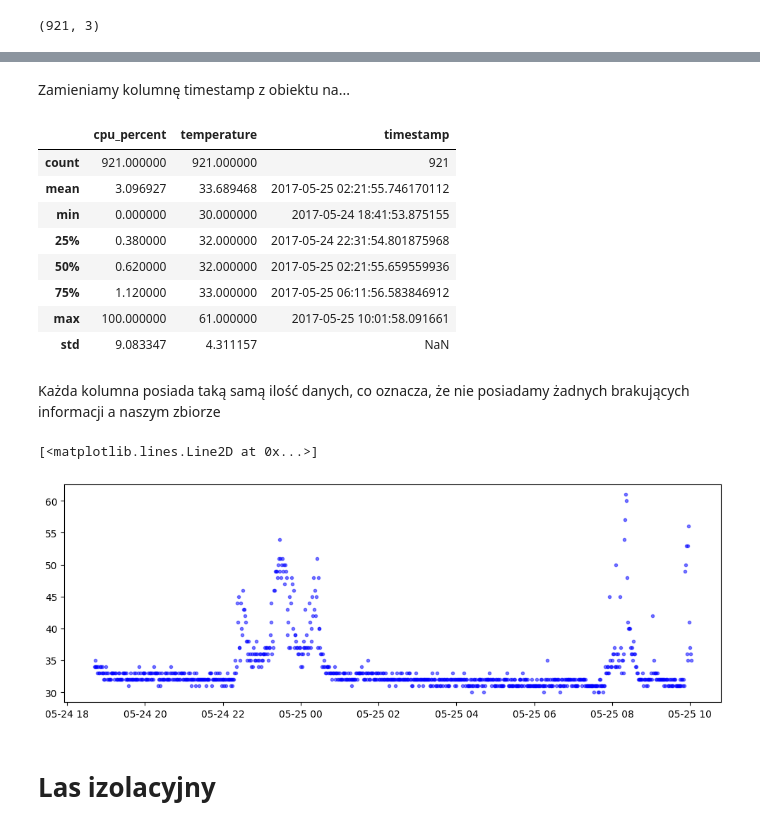
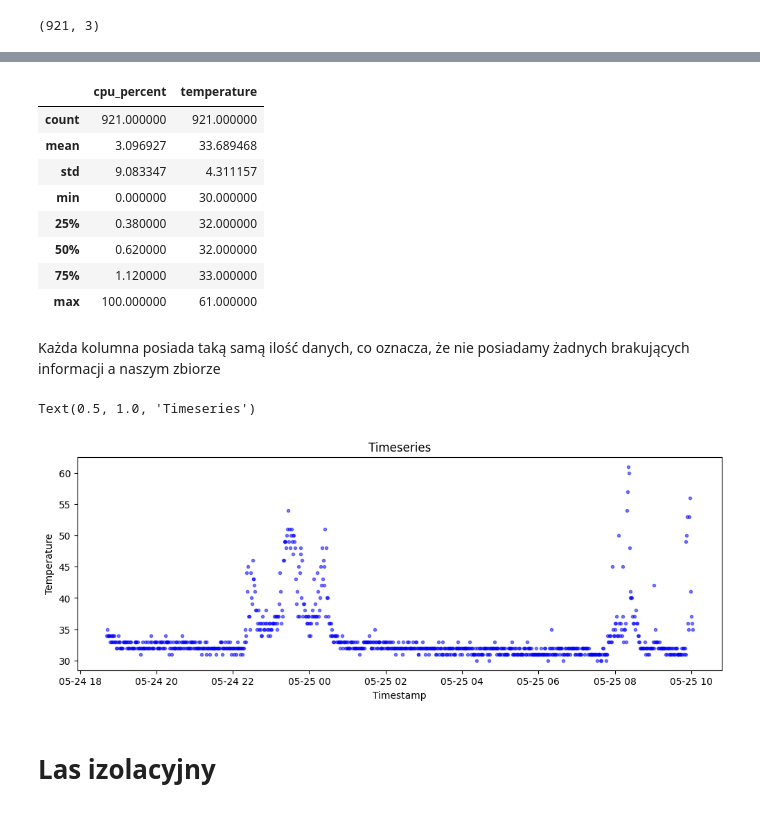
Before and after one commit to wiktorrudzki/MiW, a Jupyter notebook: initial.ipynb, the cells around one changed output, grey strips where cells are left out. Cells and saved outputs as stored; diff of their text form; code cells hidden in the pictures.

```diff
--- a/initial.ipynb
+++ b/initial.ipynb
@@ -6,3 +16,4 @@ import matplotlib.pyplot as plt
 # %%
-sysinfo = pd.read_csv('./sysinfo.csv')
+data = pd.read_csv('./sysinfo.csv')
+data['timestamp'] = pd.to_datetime(data['timestamp'])
 # %%
@@ -34,2 +31,0 @@ memory usage: 21.7+ KB
-# %% [markdown]
-Zamieniamy kolumnę timestamp z obiektu na...
@@ -38,22 +32,25 @@ sysinfo['timestamp'] = pd.to_datetime(sysinfo['timestamp'])
 # %%
-sysinfo.describe()
+data.describe()
 # %% [output]
-|  | cpu_percent | temperature | timestamp |
-| count | 921.000000 | 921.000000 | 921 |
-| mean | 3.096927 | 33.689468 | 2017-05-25 02:21:55.746170112 |
-| min | 0.000000 | 30.000000 | 2017-05-24 18:41:53.875155 |
-| 25% | 0.380000 | 32.000000 | 2017-05-24 22:31:54.801875968 |
-| 50% | 0.620000 | 32.000000 | 2017-05-25 02:21:55.659559936 |
-| 75% | 1.120000 | 33.000000 | 2017-05-25 06:11:56.583846912 |
-| max | 100.000000 | 61.000000 | 2017-05-25 10:01:58.091661 |
-| std | 9.083347 | 4.311157 | NaN |
+|  | cpu_percent | temperature |
+| count | 921.000000 | 921.000000 |
+| mean | 3.096927 | 33.689468 |
+| std | 9.083347 | 4.311157 |
+| min | 0.000000 | 30.000000 |
+| 25% | 0.380000 | 32.000000 |
+| 50% | 0.620000 | 32.000000 |
+| 75% | 1.120000 | 33.000000 |
+| max | 100.000000 | 61.000000 |
 # %% [markdown]
 Każda kolumna posiada taką samą ilość danych, co oznacza, że nie posiadamy żadnych brakujących informacji a naszym zbiorze
 # %%
 plt.figure(figsize=(12, 4))
-plt.plot(sysinfo['timestamp'], sysinfo['temperature'], 'b.', alpha=0.5)
+plt.plot(data['timestamp'], data['temperature'], 'b.', alpha=0.5)
+plt.xlabel("Timestamp")
+plt.ylabel("Temperature")
+plt.title("Timeseries")
 # %% [output]
-[<matplotlib.lines.Line2D at 0x...>]
+Text(0.5, 1.0, 'Timeseries')
-[figure, old version]
+[figure, new version]
 # %% [markdown]
 # Las izolacyjny
```
Also changed, not shown: parts of 11 cells of this notebook, 1 other file.
